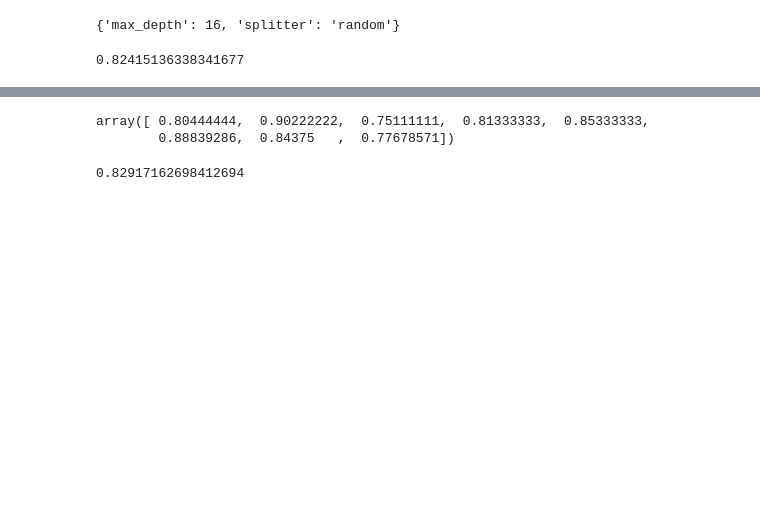
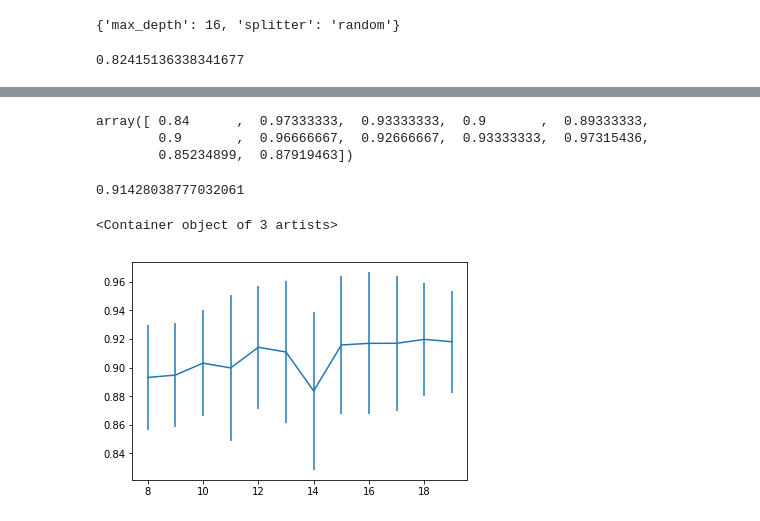
Before and after one commit to tekuchev/tekuchev_netology, a Jupyter notebook: 2.4/2.4-metrics-overfitting.homework.ipynb, the cells around one changed output, grey strips where cells are left out. Saved outputs shown, nothing was run; the diff lists cells and outputs as text; code cells hidden in the pictures; blank space fills up the shorter version.

```diff
--- a/2.4/2.4-metrics-overfitting.homework.ipynb
+++ b/2.4/2.4-metrics-overfitting.homework.ipynb
@@ -75,7 +96,7 @@ from sklearn.model_selection import GridSearchCV
 # %%
 params = [{'max_depth': list(range(8,17)), 'splitter': ['best','random']}]
 # %%
-gs = GridSearchCV(DecisionTreeClassifier(random_state=0), param_grid = params, scoring='accuracy',cv=8,n_jobs=2);
+gs = GridSearchCV(DecisionTreeClassifier(random_state=0), param_grid = params, scoring='accuracy',cv=8,n_jobs=4);
 # %%
 gs.fit(X,Ydummy)
 # %% [output]
@@ -104,15 +129,21 @@ gs.best_score_
 from sklearn.ensemble import ExtraTreesClassifier
 from sklearn.ensemble import RandomForestClassifier
 # %%
-scores = cross_validate(RandomForestClassifier(max_depth = 12, n_estimators=100, warm_start=True),
+scores = cross_validate(ExtraTreesClassifier(max_depth = 12,
+                                             n_estimators=300,
+                                             warm_start=True,
+                                             max_features = None),
                         X, Ydummy,
-                        cv = 8, n_jobs=2)
+                        cv = 12, n_jobs=2,
+                        scoring='accuracy'
+                       )
 # %%
 scores['test_score']
 # %% [output]
-array([ 0.80444444,  0.90222222,  0.75111111,  0.81333333,  0.85333333,
-        0.88839286,  0.84375   ,  0.77678571])
+array([ 0.84      ,  0.97333333,  0.93333333,  0.9       ,  0.89333333,
+        0.9       ,  0.96666667,  0.92666667,  0.93333333,  0.97315436,
+        0.85234899,  0.87919463])
 # %%
 scores['test_score'].mean()
 # %% [output]
-0.82917162698412694
+0.91428038777032061
@@ -121,14 +150,20 @@ params = [{'n_estimators': list(range(10,200,10))}]
-# %%
- Диапазон значений числа базовых деревьев
-min_estimators = 15
-max_estimators = 375
-
-for label, clf in ensemble_clfs:
-    for i in range(min_estimators, max_estimators + 1, 5):
-        # Задаем число
-        clf.set_params(n_estimators=i)
-        clf.fit(X, y)
-
-        # Сохраняем результат
-        oob_error = 1 - clf.oob_score_
-        error_rate[label].append((i, oob_error))
+# %%
+means = []
+stds = []
+
+for i in range(8,20):
+    scores = cross_val_score(ExtraTreesClassifier(max_depth = 12,
+                                             n_estimators=300,
+                                             warm_start=True,
+                                             max_features = None),
+                        X, Ydummy,
+                        cv = i, n_jobs=2,
+                        scoring='accuracy'
+                       )
+    means.append(scores.mean())
+    stds.append(scores.std())
+# %%
+plt.errorbar(range(8,20),means,stds)
+# %% [output]
+<Container object of 3 artists>
+[figure, added]
```
Also changed, not shown: parts of 27 cells of this notebook.
